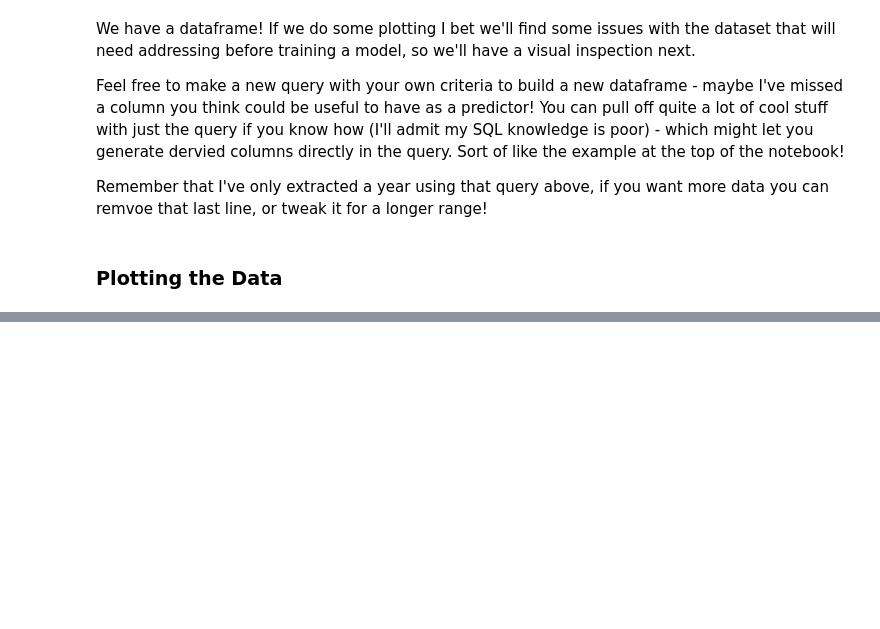
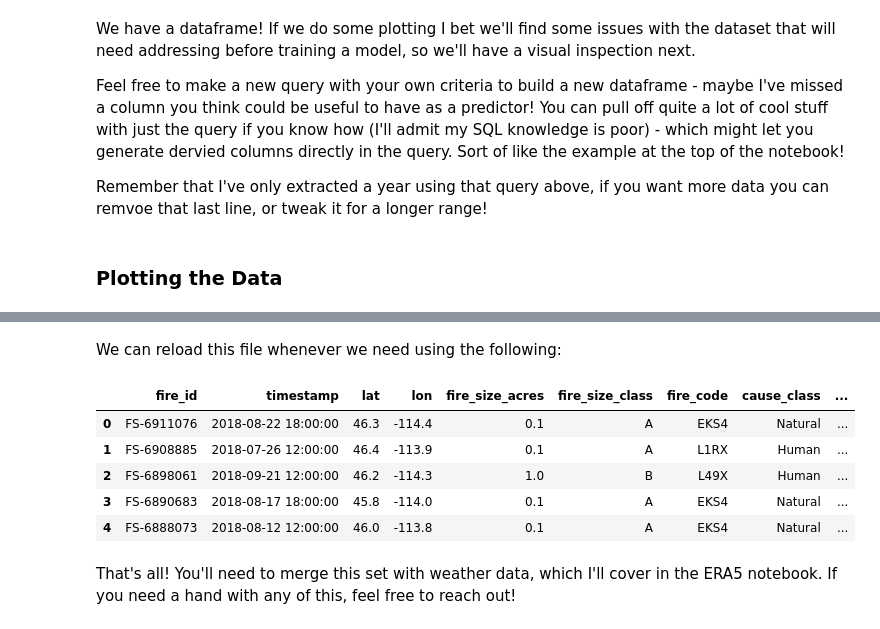
Before and after one commit to alexCranfield/IRP-help, a Jupyter notebook: resources/loading_wildfire.ipynb, the cells around one changed output, grey strips where cells are left out. Cells and saved outputs as stored; diff of their text form; code cells hidden in the pictures; blank space fills up the shorter version.

```diff
--- a/resources/loading_wildfire.ipynb
+++ b/resources/loading_wildfire.ipynb
@@ -140,0 +249,14 @@ Remember that I've only extracted a year using that query above, if you want mor
+# %% [markdown]
+We can reload this file whenever we need using the following:
+# %%
+opened_df = pd.read_parquet("/Users/alex/gitrepos/IRP-help/data/export.parquet.gzip")
+opened_df.head()
+# %% [output]
+|  | fire_id | timestamp | lat | lon | fire_size_acres | fire_size_class | fire_code | cause_class | ... |
+| 0 | FS-6911076 | 2018-08-22 18:00:00 | 46.3 | -114.4 | 0.1 | A | EKS4 | Natural | ... |
+| 1 | FS-6908885 | 2018-07-26 12:00:00 | 46.4 | -113.9 | 0.1 | A | L1RX | Human | ... |
+| 2 | FS-6898061 | 2018-09-21 12:00:00 | 46.2 | -114.3 | 1.0 | B | L49X | Human | ... |
+| 3 | FS-6890683 | 2018-08-17 18:00:00 | 45.8 | -114.0 | 0.1 | A | EKS4 | Natural | ... |
+| 4 | FS-6888073 | 2018-08-12 12:00:00 | 46.0 | -113.8 | 0.1 | A | EKS4 | Natural | ... |
+# %% [markdown]
+That's all! You'll need to merge this set with weather data, which I'll cover in the ERA5 notebook. If you need a hand with any of this, feel free to reach out!
```
Also changed, not shown: parts of 20 cells of this notebook, 3 other files.
